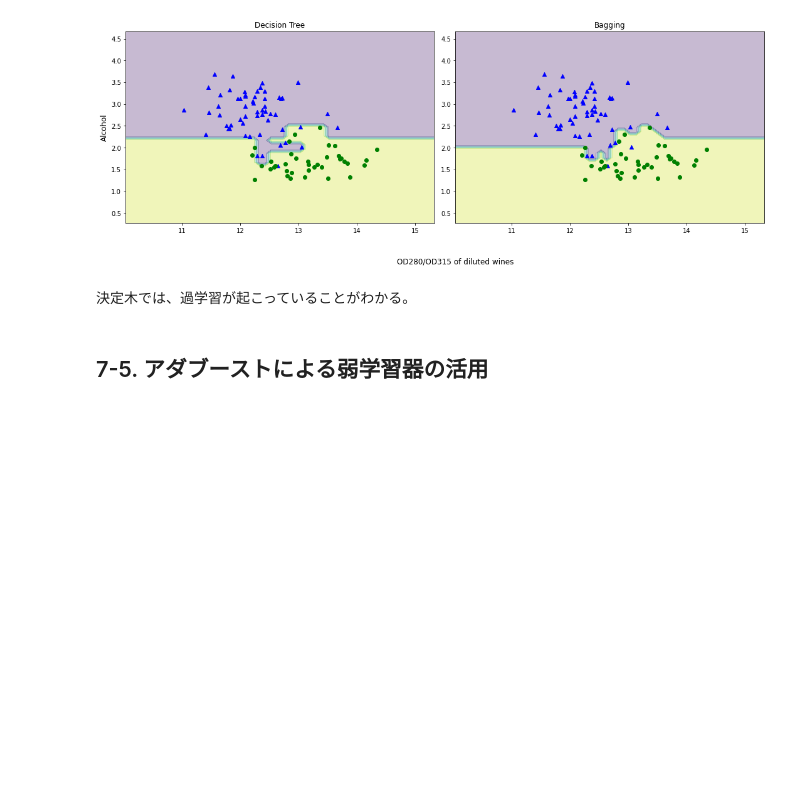
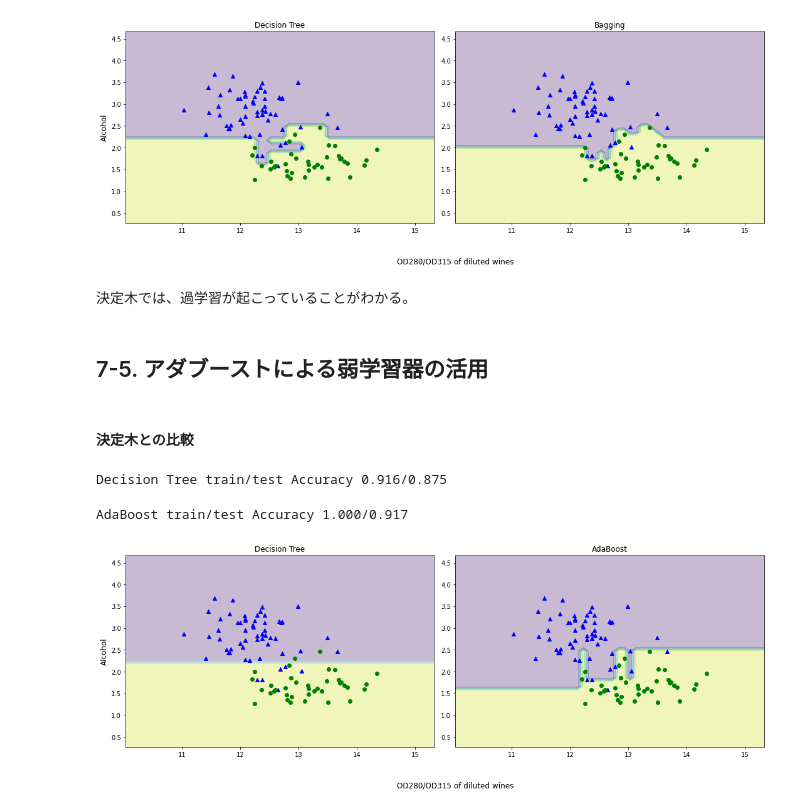
Before and after one commit to yudaiOfRiver/Python-ML-Programming, a Jupyter notebook: 7.Ensenble/7-main.ipynb, the cells around one changed output. Saved outputs shown, nothing was run; the diff lists cells and outputs as text; code cells hidden in the pictures; blank space fills up the shorter version.

```diff
--- a/7.Ensenble/7-main.ipynb
+++ b/7.Ensenble/7-main.ipynb
@@ -351,3 +351,57 @@ plt.show()
 決定木では、過学習が起こっていることがわかる。
 # %% [markdown]
 ## 7-5. アダブーストによる弱学習器の活用
+# %% [markdown]
+#### 決定木との比較
+# %%
+from sklearn.ensemble import AdaBoostClassifier
+
+tree = DecisionTreeClassifier(criterion='entropy', max_depth=1, random_state=1)
+ada = AdaBoostClassifier(base_estimator=tree, n_estimators=500, learning_rate=0.1, random_state=1)
+
+tree.fit(X_train, y_train)
+y_train_pred = tree.predict(X_train)
+y_test_pred = tree.predict(X_test)
+
+train_score = accuracy_score(y_true=y_train, y_pred=y_train_pred)
+test_score = accuracy_score(y_true=y_test, y_pred=y_test_pred)
+print('Decision Tree train/test Accuracy %.3f/%.3f' % (train_score, test_score))
+# %% [output]
+Decision Tree train/test Accuracy 0.916/0.875
+# %%
+ada.fit(X_train, y_train)
+y_train_pred = ada.predict(X_train)
+y_test_pred = ada.predict(X_test)
+
+train_score = accuracy_score(y_true=y_train, y_pred=y_train_pred)
+test_score = accuracy_score(y_true=y_test, y_pred=y_test_pred)
+
+print('AdaBoost train/test Accuracy %.3f/%.3f' % (train_score, test_score))
+# %% [output]
+AdaBoost train/test Accuracy 1.000/0.917
+# %%
+x_min = X_train[:, 0].min() - 1
+x_max = X_train[:, 0].max() + 1
+y_min = X_train[:, 1].min() - 1
+y_max = X_train[:, 1].max() + 1
+
+xx, yy = np.meshgrid(np.arange(x_min, x_max, 0.1), np.arange(y_min, y_max, 0.1))
+f, axarr = plt.subplots(nrows=1, ncols=2, sharex='row', sharey='col', figsize=(15, 5))
+
+for idx, clf, tt in zip([0, 1], [tree, ada], ['Decision Tree', 'AdaBoost']):
+    clf.fit(X_train, y_train)
+    Z = clf.predict(np.c_[xx.ravel(), yy.ravel()])
+    Z = Z.reshape(xx.shape)
+
+    axarr[idx].contourf(xx, yy, Z, alpha=0.3)
+
+    axarr[idx].scatter(X_train[y_train==0, 0], X_train[y_train==0, 1], c='blue', marker='^')
+    axarr[idx].scatter(X_train[y_train==1, 0], X_train[y_train==1, 1], c='green', marker='o')
+    axarr[idx].set_title(tt)
+
+axarr[0].set_ylabel('Alcohol', fontsize=12)
+plt.tight_layout()
+plt.text(0, -0.2, s='OD280/OD315 of diluted wines', ha='center', va='center', fontsize=12, transform=axarr[1].transAxes)
+plt.show()
+# %% [output]
+[figure, added]
```
